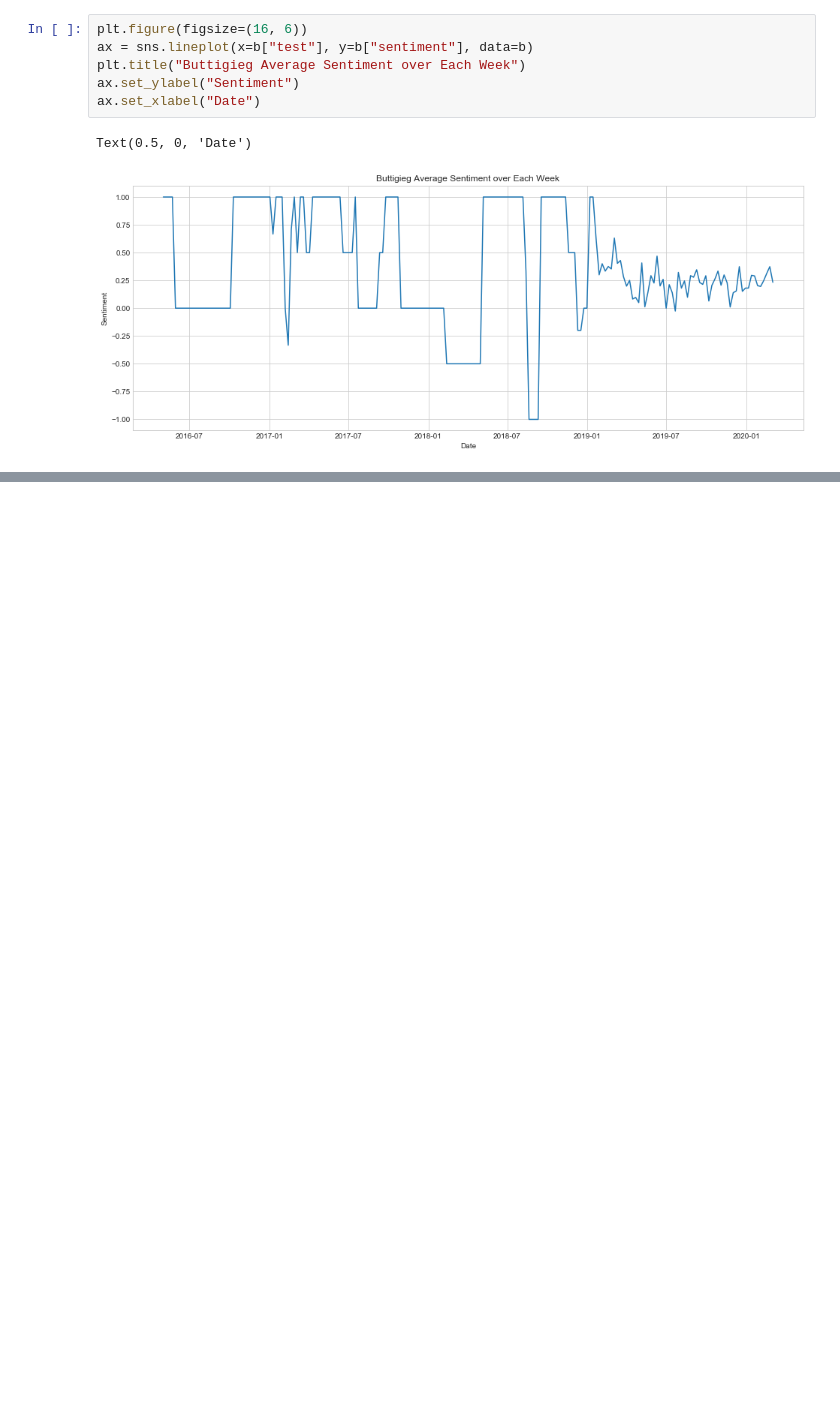
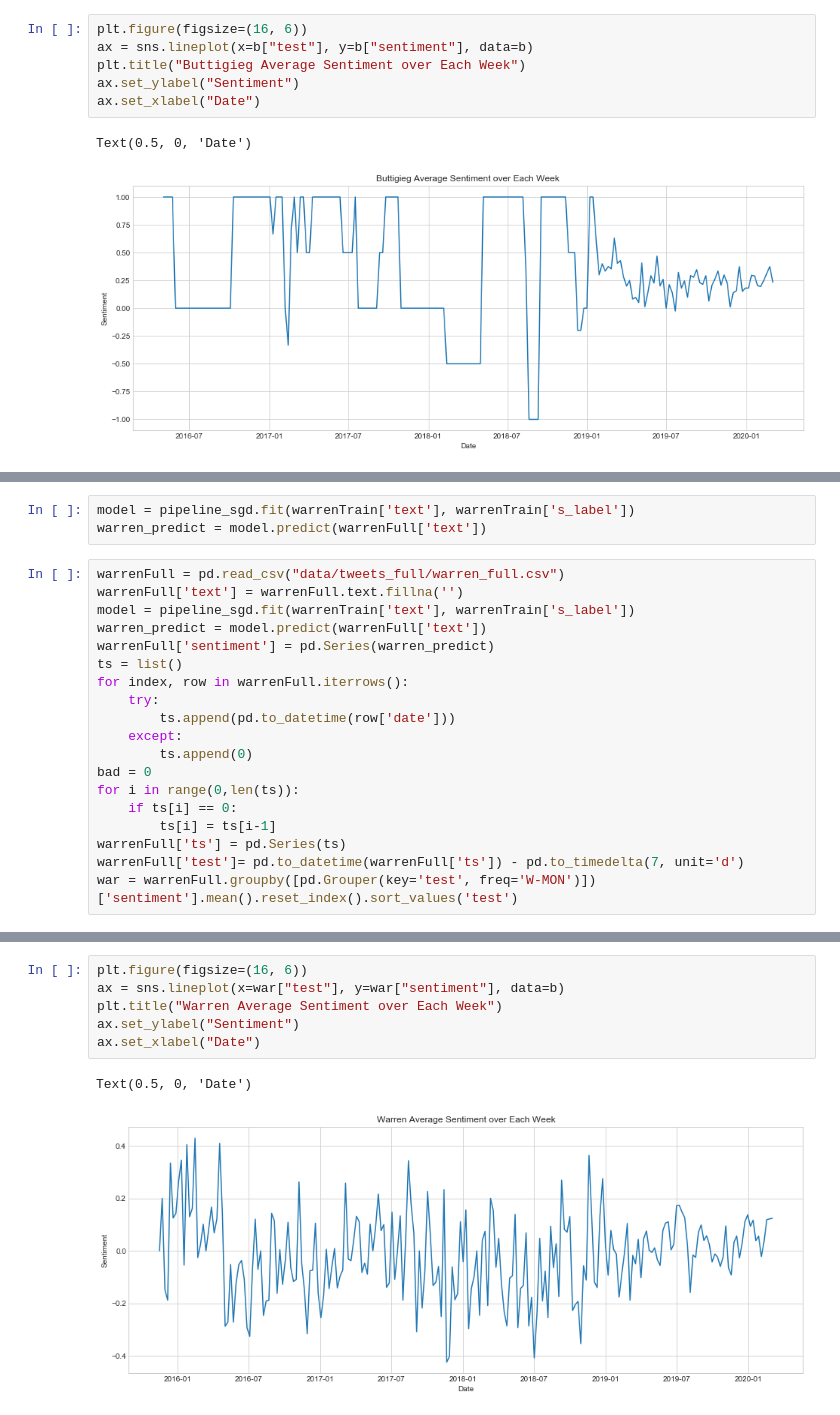
Before and after one commit to SanjithVenkatesh/538Analysis, a Jupyter notebook: TweetClassifier.ipynb, the cells around one changed output, grey strips where cells are left out. Cells and saved outputs as stored; diff of their text form; blank space fills up the shorter version.

```diff
--- a/TweetClassifier.ipynb
+++ b/TweetClassifier.ipynb
@@ -221,0 +458,22 @@ Text(0.5, 0, 'Date')
+# %%
+model = pipeline_sgd.fit(warrenTrain['text'], warrenTrain['s_label'])
+warren_predict = model.predict(warrenFull['text'])
+# %%
+warrenFull = pd.read_csv("data/tweets_full/warren_full.csv")
+warrenFull['text'] = warrenFull.text.fillna('')
+model = pipeline_sgd.fit(warrenTrain['text'], warrenTrain['s_label'])
+warren_predict = model.predict(warrenFull['text'])
+warrenFull['sentiment'] = pd.Series(warren_predict)
+ts = list()
+for index, row in warrenFull.iterrows():
+    try:
+        ts.append(pd.to_datetime(row['date']))
+    except:
+        ts.append(0)
+bad = 0
+for i in range(0,len(ts)):
+    if ts[i] == 0:
+        ts[i] = ts[i-1]
+warrenFull['ts'] = pd.Series(ts)
+warrenFull['test']= pd.to_datetime(warrenFull['ts']) - pd.to_timedelta(7, unit='d')
+war = warrenFull.groupby([pd.Grouper(key='test', freq='W-MON')])['sentiment'].mean().reset_index().sort_values('test')
@@ -221,0 +496,9 @@ Text(0.5, 0, 'Date')
+# %%
+plt.figure(figsize=(16, 6))
+ax = sns.lineplot(x=war["test"], y=war["sentiment"], data=b)
+plt.title("Warren Average Sentiment over Each Week")
+ax.set_ylabel("Sentiment")
+ax.set_xlabel("Date")
+# %% [output]
+Text(0.5, 0, 'Date')
+[figure, added]
```
Also changed, not shown: parts of 65 cells of this notebook, 1 other file.
